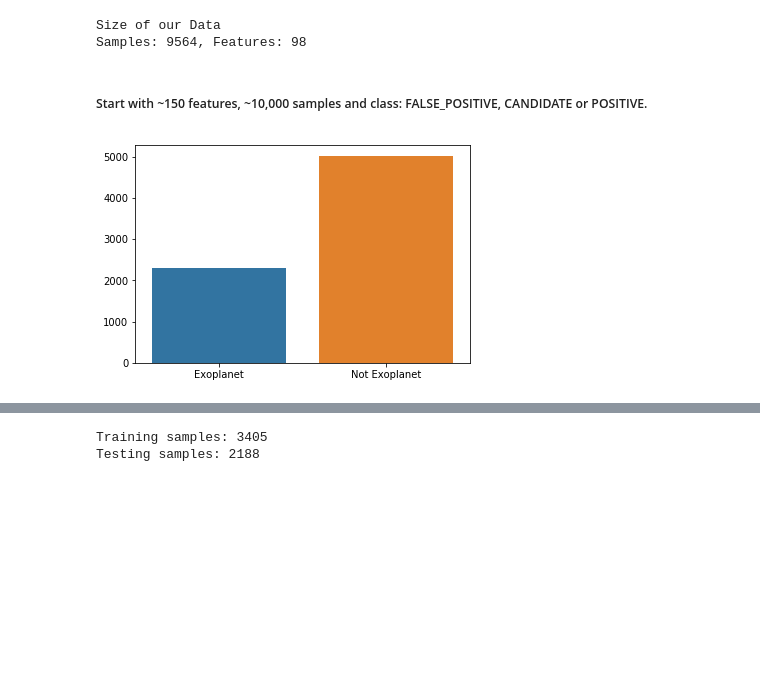
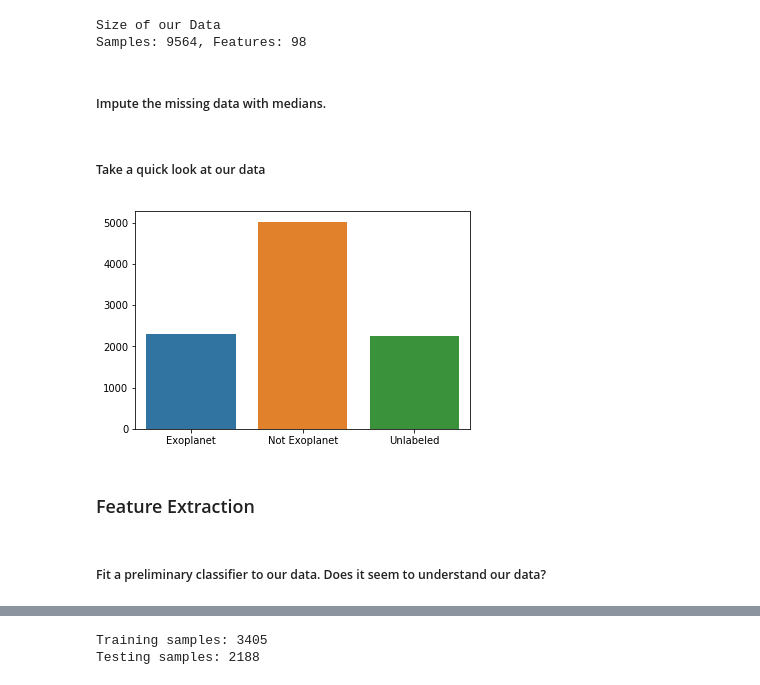
Before and after one commit to josiahcoad/LaSerenaDataScience, a Jupyter notebook: ExoplanetAnalysis.ipynb, the cells around one changed output, grey strips where cells are left out. Drawn from its saved outputs; the diff is of its cells as text; code cells hidden in the pictures; blank space fills up the shorter version.

```diff
--- a/ExoplanetAnalysis.ipynb
+++ b/ExoplanetAnalysis.ipynb
@@ -120,8 +102,8 @@ print("Samples: {}, Features: {}".format(raw.shape[0], raw.shape[1]-1))
 # %% [output]
 Size of our Data
 Samples: 9564, Features: 98
-# %% [markdown]
-##### Start with ~150 features, ~10,000 samples and class: FALSE_POSITIVE, CANDIDATE or POSITIVE.
+# %% [markdown]
+##### Impute the missing data with medians.
 # %%
 # IMPUTE
 # Fill Disposition Score with 0.5
@@ -137,11 +119,17 @@ data = raw_withoutna[raw_withoutna[target_name] != 'CANDIDATE']
 # remove column 'Disposition Score' becuase it is not really a feature
 data = data.drop(['Disposition Score'], axis=1)
 feature_names = list(set(feature_names) - set(['Disposition Score']))
+# %% [markdown]
+##### Take a quick look at our data
 # %%
-c = collections.Counter(data[target_name])
-g = sns.barplot(['Exoplanet', 'Not Exoplanet'], list(c.values()))
+c = collections.Counter(raw[target_name])
+g = sns.barplot(['Exoplanet', 'Not Exoplanet', 'Unlabeled'], list(c.values()))
 # %% [output]
-[figure, old version]
+[figure, new version]
+# %% [markdown]
+### Feature Extraction
+# %% [markdown]
+##### Fit a preliminary classifier to our data. Does it seem to understand our data?
 # %%
 scoring = ['accuracy', 'precision', 'recall']
 clf = RandomForestClassifier(random_state=0)
```
Also changed, not shown: parts of 18 cells of this notebook.
